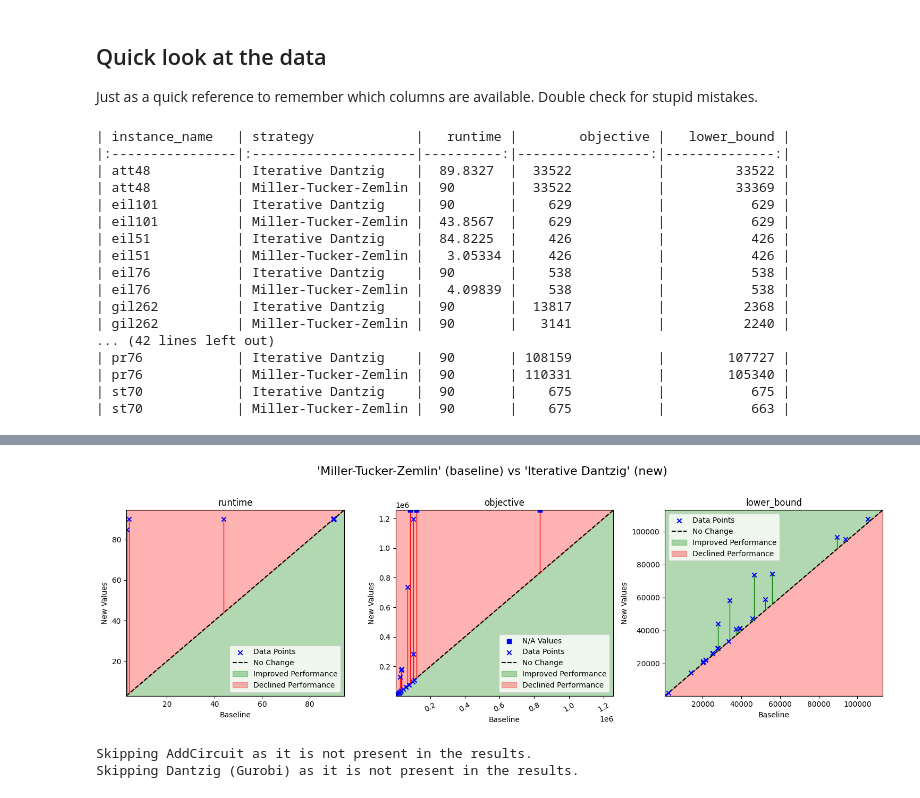
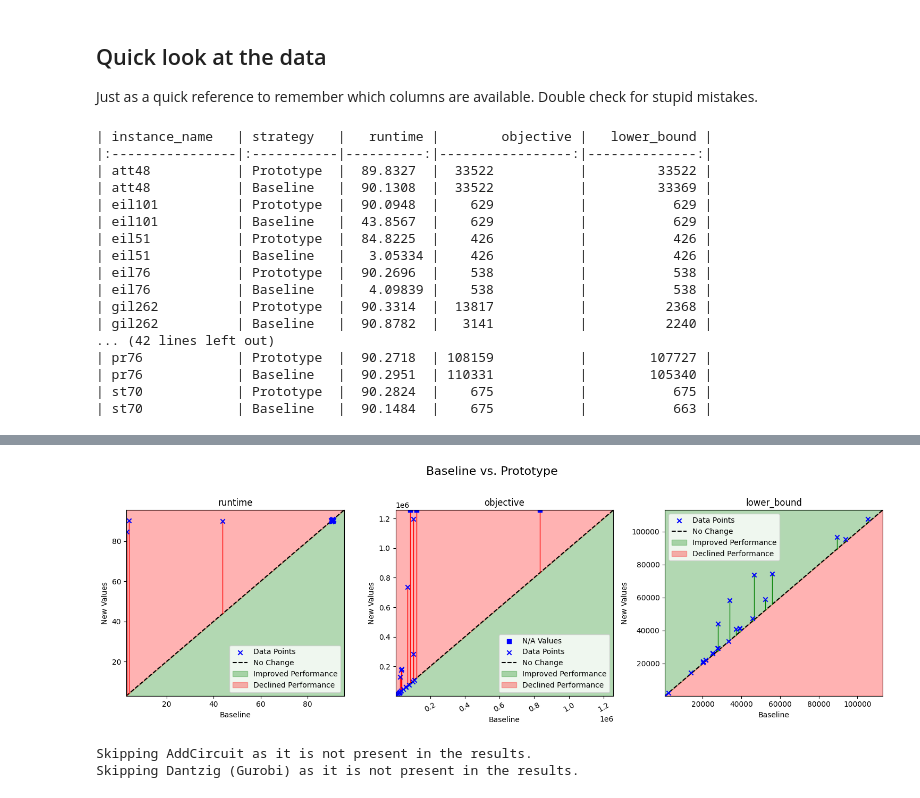
Before and after one commit to d-krupke/cpsat-primer, a Jupyter notebook: evaluations/tsp/2023-11-18_tsplib/04_analyze copy 2.ipynb, the cells around one changed output, grey strips where cells are left out. Cells and saved outputs as stored; diff of their text form; code cells hidden in the pictures.

```diff
--- a/evaluations/tsp/2023-11-18_tsplib/04_analyze copy 2.ipynb
+++ b/evaluations/tsp/2023-11-18_tsplib/04_analyze copy 2.ipynb
@@ -6,6 +6,7 @@
 Just as a quick reference to remember which columns are available.
 Double check for stupid mistakes.
 # %%
+import random
 import pandas as pd
 from _conf import SIMPLIFIED_RESULTS, PUBLIC_DATA
 
@@ -23,7 +24,7 @@ results = results.replace({"strategy": strategy_names})
 
 # Extract the relevant information
 results = results.sort_values(["instance_name", "strategy"])
-results["runtime"] = results["runtime"].apply(lambda x: min(x, 90))
+results["runtime"] = results["runtime"].apply(lambda x: min(x, 90.0 + random.random()))
 
 # Keep track of the num_nodes column as it's used in later cells
 results = results[results["opt_tol"] == 0.001].drop(
@@ -32,25 +33,29 @@ results = results[results["opt_tol"] == 0.001].drop(
 results = results[
     results["strategy"].isin(["Iterative Dantzig", "Miller-Tucker-Zemlin"])
 ]
-print(results.set_index("instance_name").to_markdown())
+# Print a readable version of the results
+strategy_rename = {"Iterative Dantzig": "Prototype", "Miller-Tucker-Zemlin": "Baseline"}
+results_display = results.copy()
+results_display["strategy"] = results_display["strategy"].replace(strategy_rename)
+print(results_display.set_index("instance_name").to_markdown())
 # %% [output]
-| instance_name   | strategy             |   runtime |        objective |   lower_bound |
-|:----------------|:---------------------|----------:|-----------------:|--------------:|
-| att48           | Iterative Dantzig    |  89.8327  |  33522           |         33522 |
-| att48           | Miller-Tucker-Zemlin |  90       |  33522           |         33369 |
-| eil101          | Iterative Dantzig    |  90       |    629           |           629 |
-| eil101          | Miller-Tucker-Zemlin |  43.8567  |    629           |           629 |
-| eil51           | Iterative Dantzig    |  84.8225  |    426           |           426 |
-| eil51           | Miller-Tucker-Zemlin |   3.05334 |    426           |           426 |
-| eil76           | Iterative Dantzig    |  90       |    538           |           538 |
-| eil76           | Miller-Tucker-Zemlin |   4.09839 |    538           |           538 |
-| gil262          | Iterative Dantzig    |  90       |  13817           |          2368 |
-| gil262          | Miller-Tucker-Zemlin |  90       |   3141           |          2240 |
+| instance_name   | strategy   |   runtime |        objective |   lower_bound |
+|:----------------|:-----------|----------:|-----------------:|--------------:|
+| att48           | Prototype  |  89.8327  |  33522           |         33522 |
+| att48           | Baseline   |  90.1308  |  33522           |         33369 |
+| eil101          | Prototype  |  90.0948  |    629           |           629 |
+| eil101          | Baseline   |  43.8567  |    629           |           629 |
+| eil51           | Prototype  |  84.8225  |    426           |           426 |
+| eil51           | Baseline   |   3.05334 |    426           |           426 |
+| eil76           | Prototype  |  90.2696  |    538           |           538 |
+| eil76           | Baseline   |   4.09839 |    538           |           538 |
+| gil262          | Prototype  |  90.3314  |  13817           |          2368 |
+| gil262          | Baseline   |  90.8782  |   3141           |          2240 |
 ... (42 lines left out)
-| pr76            | Iterative Dantzig    |  90       | 108159           |        107727 |
-| pr76            | Miller-Tucker-Zemlin |  90       | 110331           |        105340 |
-| st70            | Iterative Dantzig    |  90       |    675           |           675 |
-| st70            | Miller-Tucker-Zemlin |  90       |    675           |           663 |
+| pr76            | Prototype  |  90.2718  | 108159           |        107727 |
+| pr76            | Baseline   |  90.2951  | 110331           |        105340 |
+| st70            | Prototype  |  90.2824  |    675           |           675 |
+| st70            | Baseline   |  90.1484  |    675           |           663 |
 # %%
 # Add a virtual best solver for comparison
 virtual_best = (
@@ -83,21 +88,21 @@ print(results.set_index("instance_name").to_markdown())
 # %%
 from scatter_with_performance_zones import plot_comparison_grid
 
 baseline = "Miller-Tucker-Zemlin"
 new = "Iterative Dantzig"
 A = results[results["strategy"] == baseline].set_index("instance_name")
 B = results[results["strategy"] == new].set_index("instance_name")
 
 fig, axes = plot_comparison_grid(
     baseline_data=A,
     new_data=B,
     metrics=[("runtime", "min"), ("objective", "min"), ("lower_bound", "max")],
-    suptitle=f"'{baseline}' (baseline) vs '{new}' (new)",
+    suptitle="Baseline vs. Prototype",
 )
 # rotate the second plot's x-axis labels for better readability
 axes[1].tick_params(axis="x", rotation=30)
 # %% [output]
-[figure, old version]
+[figure, new version]
 # %%
 from scatter_with_performance_zones import plot_comparison_grid
 
```
Also changed, not shown: 14 other files.
